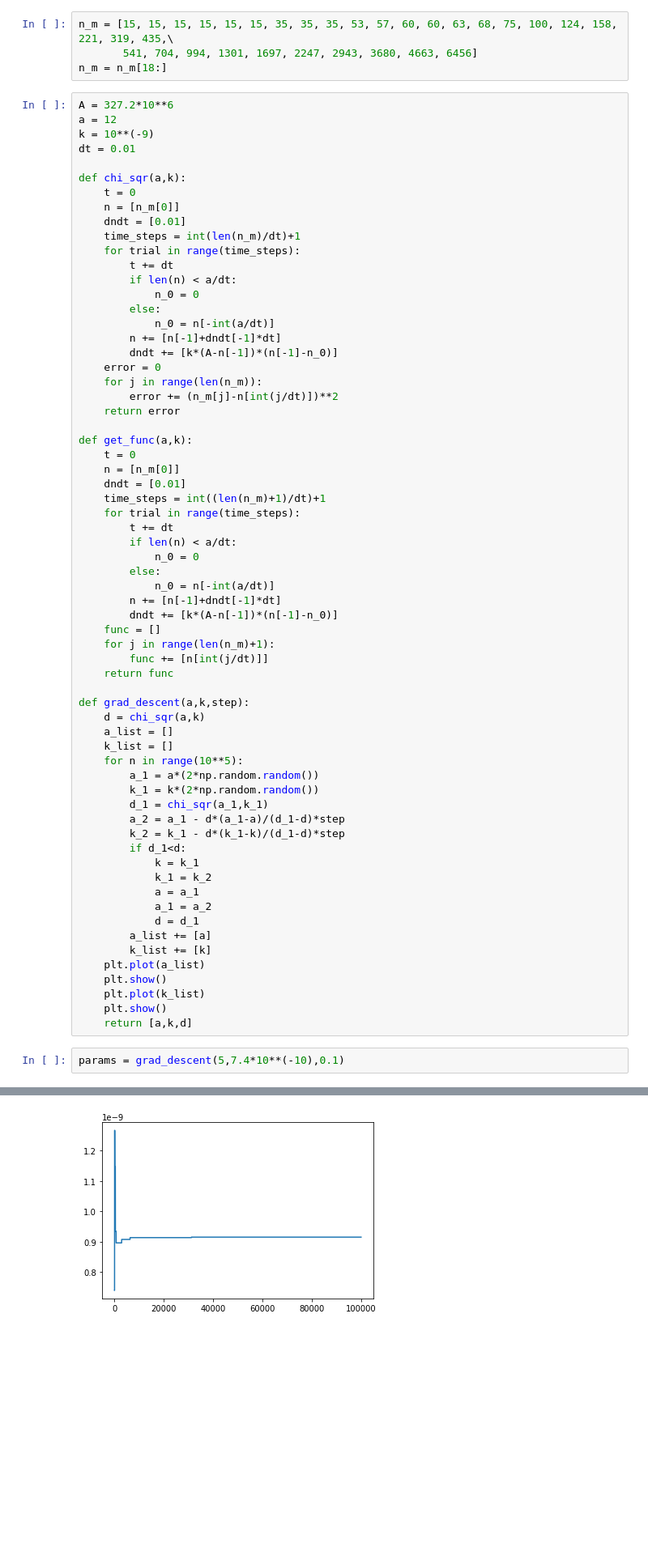
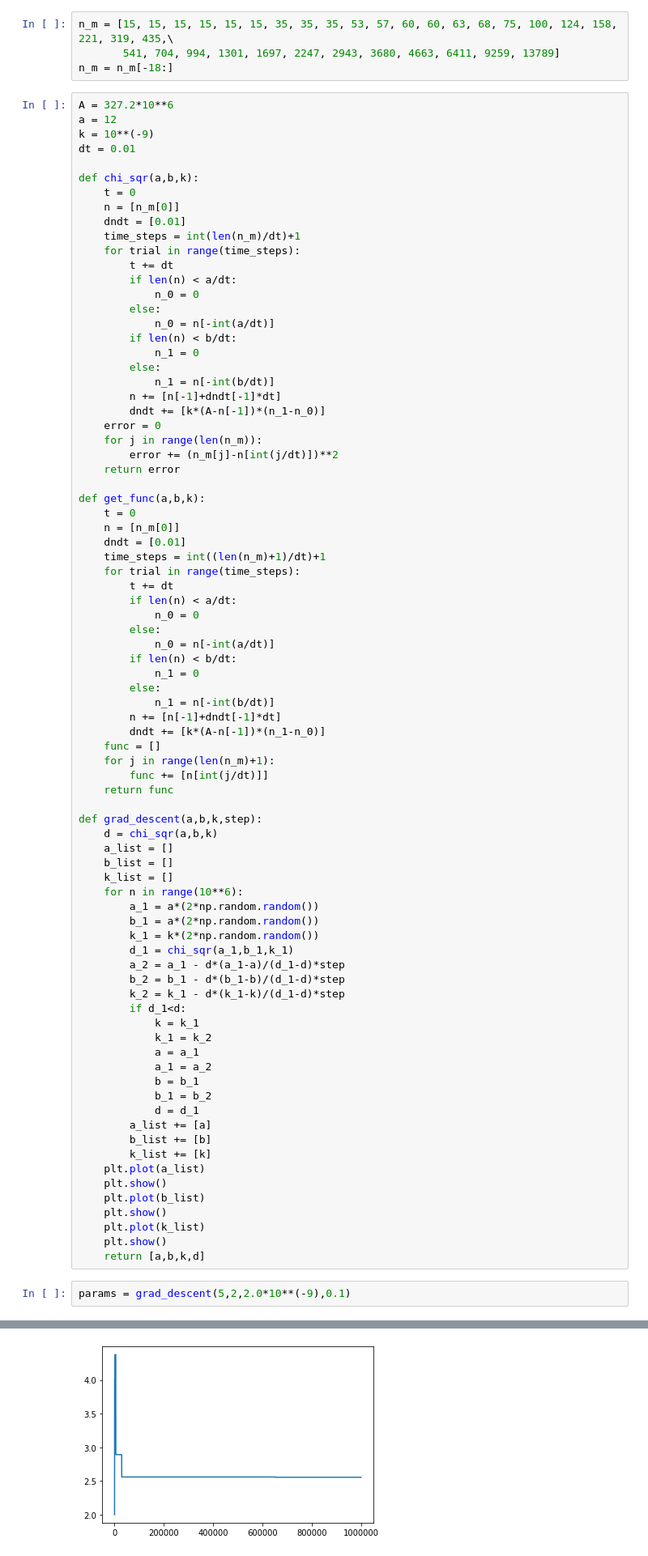
Before and after one commit to bentrey/Corona-Models, a Jupyter notebook: Corona_Model.ipynb, the cells around one changed output, grey strips where cells are left out. Shown: that part at 81% size. Cells and saved outputs as stored; diff of their text form; blank space fills up the shorter version.

```diff
--- a/Corona_Model.ipynb
+++ b/Corona_Model.ipynb
@@ -8,14 +17,14 @@ $$ \frac{dn}{dt} = k \bigg(A-n\bigg)\bigg(n - n(t-a)\bigg) $$
 # %%
 n_m = [15, 15, 15, 15, 15, 15, 35, 35, 35, 53, 57, 60, 60, 63, 68, 75, 100, 124, 158, 221, 319, 435,\
-       541, 704, 994, 1301, 1697, 2247, 2943, 3680, 4663, 6456]
-n_m = n_m[18:]
+       541, 704, 994, 1301, 1697, 2247, 2943, 3680, 4663, 6411, 9259, 13789]
+n_m = n_m[-18:]
 # %%
 A = 327.2*10**6
 a = 12
 k = 10**(-9)
 dt = 0.01
 
-def chi_sqr(a,k):
+def chi_sqr(a,b,k):
     t = 0
     n = [n_m[0]]
     dndt = [0.01]
@@ -26,14 +35,18 @@ def chi_sqr(a,k):
             n_0 = 0
         else:
             n_0 = n[-int(a/dt)]
+        if len(n) < b/dt:
+            n_1 = 0
+        else:
+            n_1 = n[-int(b/dt)]
         n += [n[-1]+dndt[-1]*dt]
-        dndt += [k*(A-n[-1])*(n[-1]-n_0)]
+        dndt += [k*(A-n[-1])*(n_1-n_0)]
     error = 0
     for j in range(len(n_m)):
         error += (n_m[j]-n[int(j/dt)])**2
     return error
 
-def get_func(a,k):
+def get_func(a,b,k):
     t = 0
     n = [n_m[0]]
     dndt = [0.01]
@@ -44,36 +57,48 @@ def get_func(a,k):
             n_0 = 0
         else:
             n_0 = n[-int(a/dt)]
+        if len(n) < b/dt:
+            n_1 = 0
+        else:
+            n_1 = n[-int(b/dt)]
         n += [n[-1]+dndt[-1]*dt]
-        dndt += [k*(A-n[-1])*(n[-1]-n_0)]
+        dndt += [k*(A-n[-1])*(n_1-n_0)]
     func = []
     for j in range(len(n_m)+1):
         func += [n[int(j/dt)]]
     return func
 
-def grad_descent(a,k,step):
-    d = chi_sqr(a,k)
+def grad_descent(a,b,k,step):
+    d = chi_sqr(a,b,k)
     a_list = []
+    b_list = []
     k_list = []
-    for n in range(10**5):
+    for n in range(10**6):
         a_1 = a*(2*np.random.random())
+        b_1 = a*(2*np.random.random())
         k_1 = k*(2*np.random.random())
-        d_1 = chi_sqr(a_1,k_1)
+        d_1 = chi_sqr(a_1,b_1,k_1)
         a_2 = a_1 - d*(a_1-a)/(d_1-d)*step
+        b_2 = b_1 - d*(b_1-b)/(d_1-d)*step
         k_2 = k_1 - d*(k_1-k)/(d_1-d)*step
         if d_1<d:
             k = k_1
             k_1 = k_2
             a = a_1
             a_1 = a_2
+            b = b_1
+            b_1 = b_2
             d = d_1
         a_list += [a]
+        b_list += [b]
         k_list += [k]
     plt.plot(a_list)
     plt.show()
+    plt.plot(b_list)
+    plt.show()
     plt.plot(k_list)
     plt.show()
-    return [a,k,d]
+    return [a,b,k,d]
 # %%
-params = grad_descent(5,7.4*10**(-10),0.1)
+params = grad_descent(5,2,2.0*10**(-9),0.1)
 # %% [output]
@@ -81 +106 @@ params = grad_descent(5,7.4*10**(-10),0.1)
-[figure, old version]
+[figure, new version]
```
Also changed, not shown: parts of 18 cells of this notebook.
